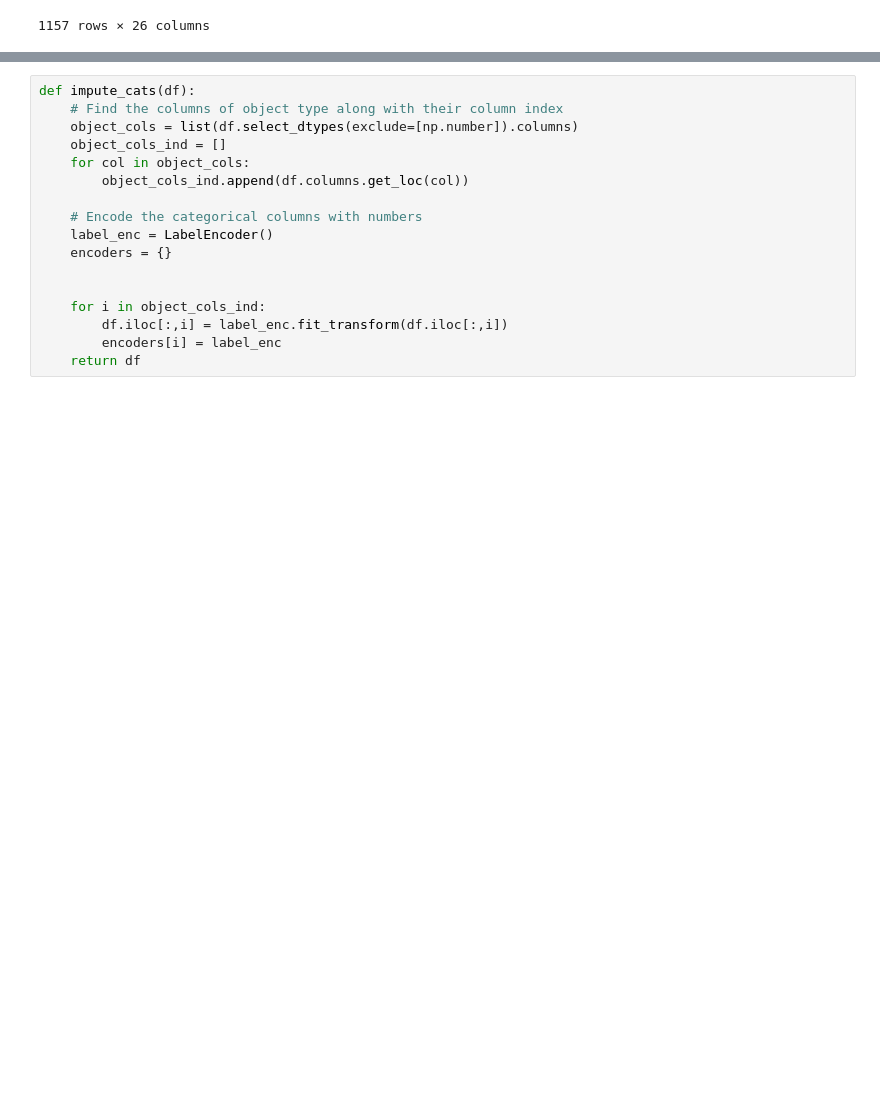
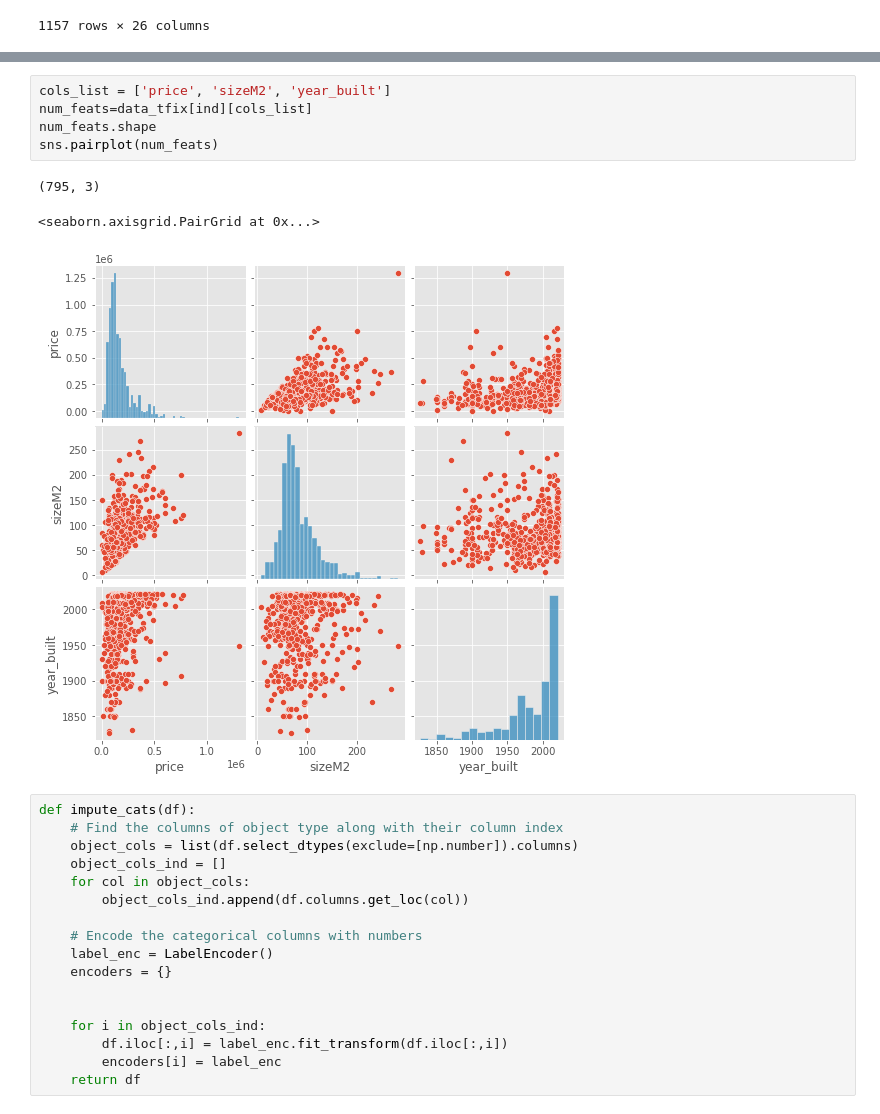
Before and after one commit to jbrlek/Capstone_webScrape_Real_Estate_Regression, a Jupyter notebook: Preparing the features - Bolha Flats.ipynb, the cells around one changed output, grey strips where cells are left out. Saved outputs shown, nothing was run; the diff lists cells and outputs as text; blank space fills up the shorter version.

```diff
--- a/Preparing the features - Bolha Flats.ipynb
+++ b/Preparing the features - Bolha Flats.ipynb
@@ -318,3 +363,12 @@ None None
+# %%
+cols_list = ['price', 'sizeM2', 'year_built']
+num_feats=data_tfix[ind][cols_list]
+num_feats.shape
+sns.pairplot(num_feats)
+# %% [output]
+(795, 3)
+<seaborn.axisgrid.PairGrid at 0x...>
+[figure, added]
 # %%
 def impute_cats(df):
     # Find the columns of object type along with their column index
```
Also changed, not shown: parts of 86 cells of this notebook, 4 other files.
